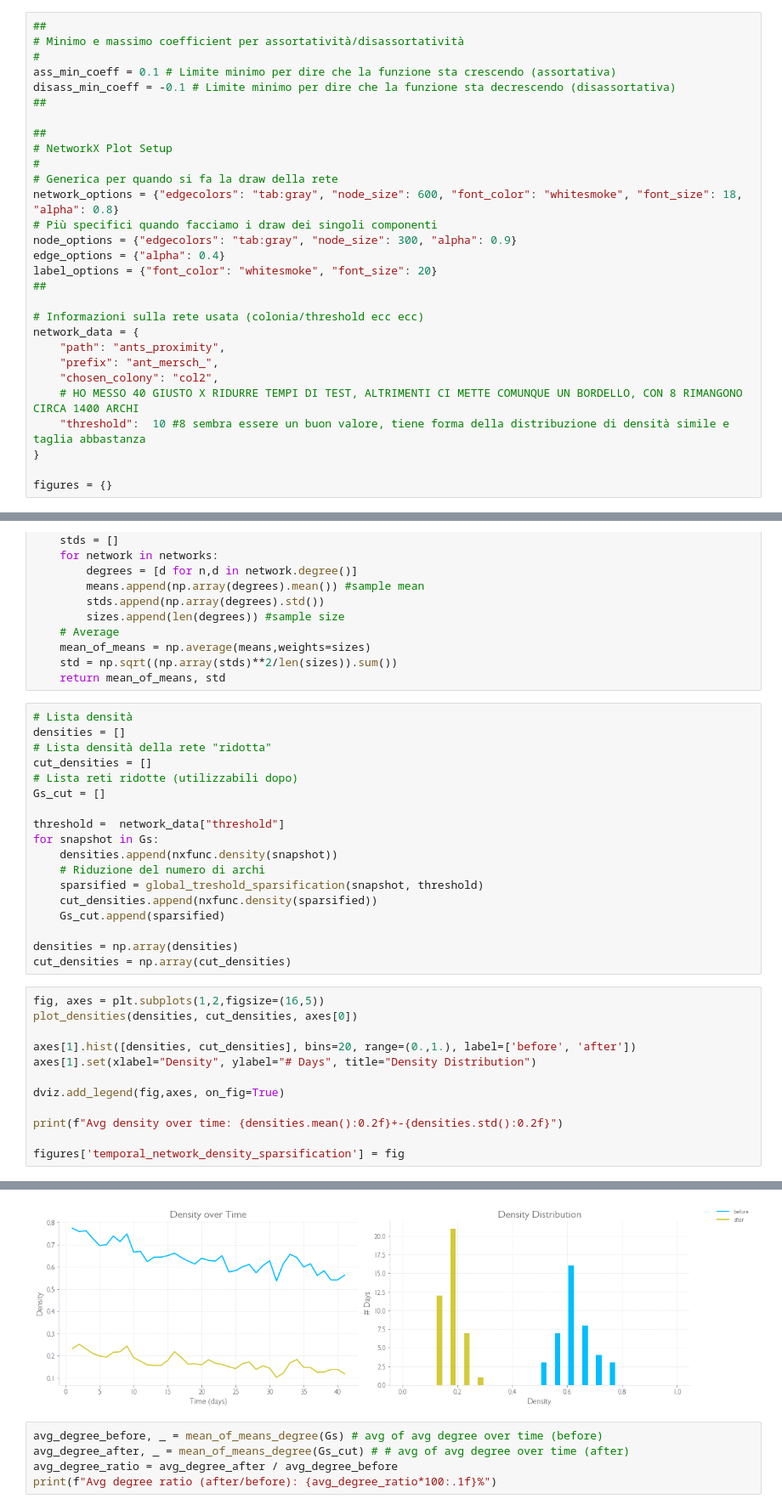
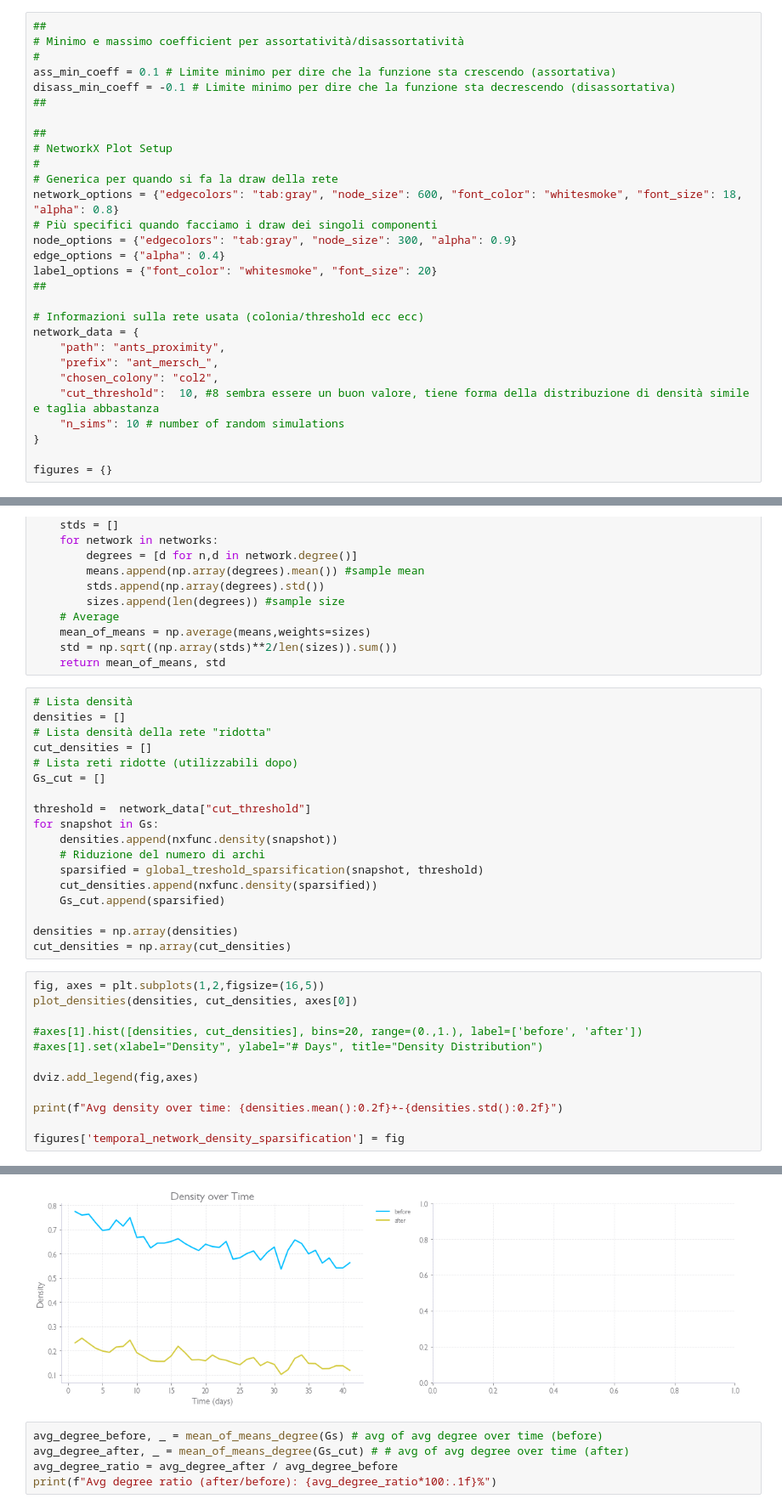
Before and after one commit to PRFina/AVRC-Ants-Colony-Complex-Network, a Jupyter notebook: Esame_AVRC.ipynb, the cells around one changed output, grey strips where cells are left out. Shown at 85% size. Saved outputs shown, nothing was run; the diff lists cells and outputs as text.

```diff
--- a/Esame_AVRC.ipynb
+++ b/Esame_AVRC.ipynb
@@ -80,8 +80,8 @@ network_data = {
     "path": "ants_proximity",
     "prefix": "ant_mersch_",
     "chosen_colony": "col2",
-    # HO MESSO 40 GIUSTO X RIDURRE TEMPI DI TEST, ALTRIMENTI CI METTE COMUNQUE UN BORDELLO, CON 8 RIMANGONO CIRCA 1400 ARCHI
-    "threshold":  10 #8 sembra essere un buon valore, tiene forma della distribuzione di densità simile e taglia abbastanza
+    "cut_threshold":  10, #8 sembra essere un buon valore, tiene forma della distribuzione di densità simile e taglia abbastanza
+    "n_sims": 10 # number of random simulations
 }
 
 figures = {}
@@ -322,7 +322,7 @@ cut_densities = []
 # Lista reti ridotte (utilizzabili dopo)
 Gs_cut = []
 
-threshold =  network_data["threshold"]
+threshold =  network_data["cut_threshold"]
 for snapshot in Gs:
     densities.append(nxfunc.density(snapshot))
     # Riduzione del numero di archi
@@ -336,10 +336,10 @@ cut_densities = np.array(cut_densities)
 fig, axes = plt.subplots(1,2,figsize=(16,5))
 plot_densities(densities, cut_densities, axes[0])
 
-axes[1].hist([densities, cut_densities], bins=20, range=(0.,1.), label=['before', 'after'])
-axes[1].set(xlabel="Density", ylabel="# Days", title="Density Distribution")
+#axes[1].hist([densities, cut_densities], bins=20, range=(0.,1.), label=['before', 'after'])
+#axes[1].set(xlabel="Density", ylabel="# Days", title="Density Distribution")
 
-dviz.add_legend(fig,axes, on_fig=True)
+dviz.add_legend(fig,axes)
 
 print(f"Avg density over time: {densities.mean():0.2f}+-{densities.std():0.2f}")
 
@@ -349,4 +350,4 @@ Avg density over time: 0.64+-0.06
-[figure, old version]
+[figure, new version]
 # %%
 avg_degree_before, _ = mean_of_means_degree(Gs) # avg of avg degree over time (before)
 avg_degree_after, _ = mean_of_means_degree(Gs_cut) # # avg of avg degree over time (after)
```
Also changed, not shown: parts of 40 cells of this notebook.
